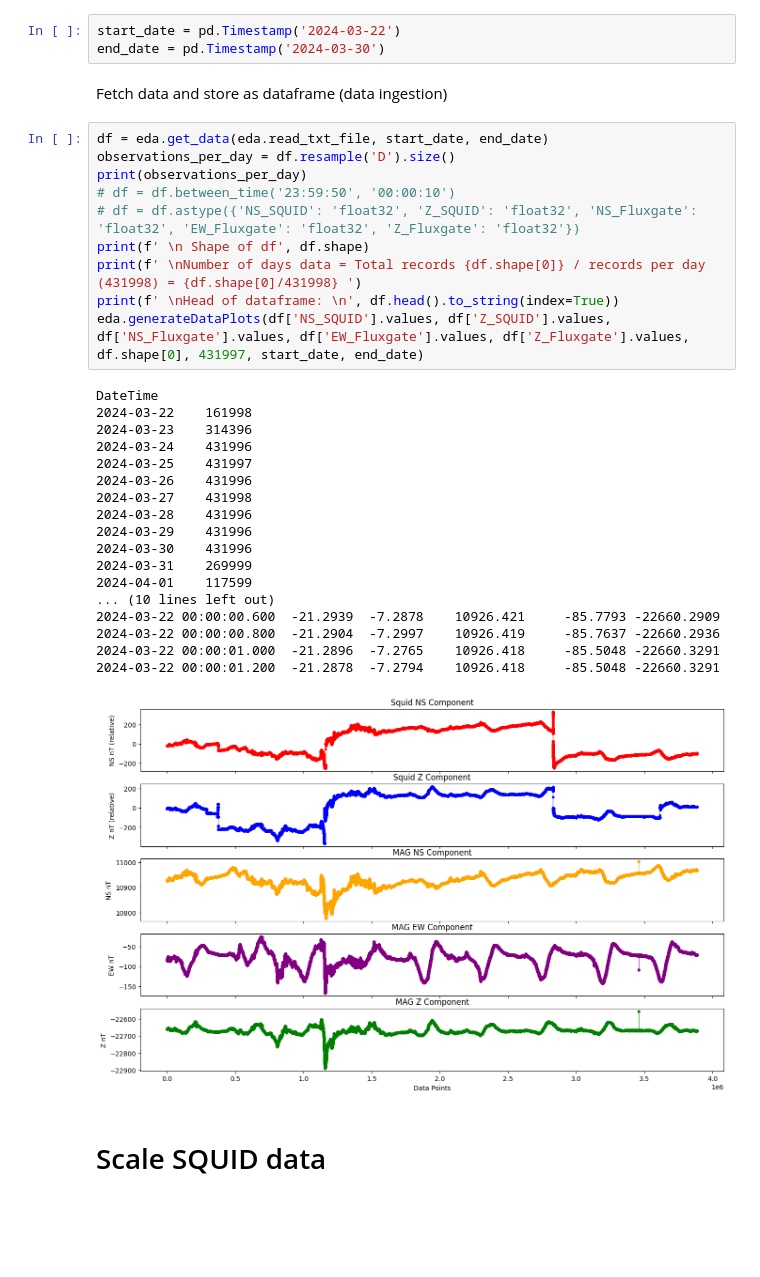
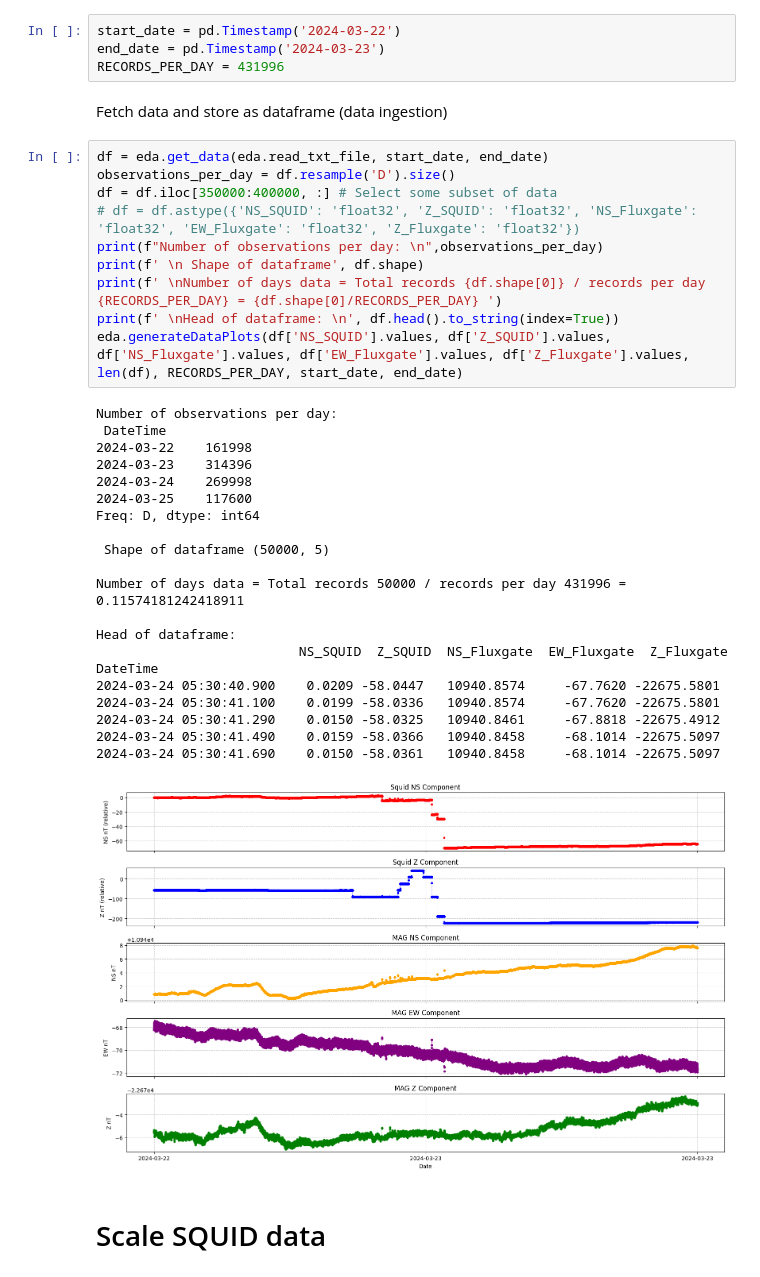
Before and after one commit to TPiphone/Bigdata_Event_Detection, a Jupyter notebook: bigdata_detection/modules/eda.ipynb, the cells around one changed output. Cells and saved outputs as stored; diff of their text form; blank space fills up the shorter version.

```diff
--- a/bigdata_detection/modules/eda.ipynb
+++ b/bigdata_detection/modules/eda.ipynb
@@ -23,38 +15,42 @@ import gc
 Define Variables
 # %%
 start_date = pd.Timestamp('2024-03-22')
-end_date = pd.Timestamp('2024-03-30')
+end_date = pd.Timestamp('2024-03-23')
+RECORDS_PER_DAY = 431996
 # %% [markdown]
 Fetch data and store as dataframe (data ingestion)
 # %%
 df = eda.get_data(eda.read_txt_file, start_date, end_date)
 observations_per_day = df.resample('D').size()
-print(observations_per_day)
-# df = df.between_time('23:59:50', '00:00:10')
+df = df.iloc[350000:400000, :] # Select some subset of data
 # df = df.astype({'NS_SQUID': 'float32', 'Z_SQUID': 'float32', 'NS_Fluxgate': 'float32', 'EW_Fluxgate': 'float32', 'Z_Fluxgate': 'float32'})
-print(f' \n Shape of df', df.shape)
-print(f' \nNumber of days data = Total records {df.shape[0]} / records per day (431998) = {df.shape[0]/431998} ')
+print(f"Number of observations per day: \n",observations_per_day)
+print(f' \n Shape of dataframe', df.shape)
+print(f' \nNumber of days data = Total records {df.shape[0]} / records per day {RECORDS_PER_DAY} = {df.shape[0]/RECORDS_PER_DAY} ')
 print(f' \nHead of dataframe: \n', df.head().to_string(index=True))
-eda.generateDataPlots(df['NS_SQUID'].values, df['Z_SQUID'].values, df['NS_Fluxgate'].values, df['EW_Fluxgate'].values, df['Z_Fluxgate'].values, df.shape[0], 431997, start_date, end_date)
+eda.generateDataPlots(df['NS_SQUID'].values, df['Z_SQUID'].values, df['NS_Fluxgate'].values, df['EW_Fluxgate'].values, df['Z_Fluxgate'].values, len(df), RECORDS_PER_DAY, start_date, end_date)
 # %% [output]
-DateTime
+Number of observations per day:
+ DateTime
 2024-03-22    161998
 2024-03-23    314396
-2024-03-24    431996
-2024-03-25    431997
-2024-03-26    431996
-2024-03-27    431998
-2024-03-28    431996
-2024-03-29    431996
-2024-03-30    431996
-2024-03-31    269999
-2024-04-01    117599
-... (10 lines left out)
-2024-03-22 00:00:00.600  -21.2939  -7.2878    10926.421     -85.7793 -22660.2909
-2024-03-22 00:00:00.800  -21.2904  -7.2997    10926.419     -85.7637 -22660.2936
-2024-03-22 00:00:01.000  -21.2896  -7.2765    10926.418     -85.5048 -22660.3291
-2024-03-22 00:00:01.200  -21.2878  -7.2794    10926.418     -85.5048 -22660.3291
+2024-03-24    269998
+2024-03-25    117600
+Freq: D, dtype: int64
+
+ Shape of dataframe (50000, 5)
+
+Number of days data = Total records 50000 / records per day 431996 = 0.11574181242418911
+
+Head of dataframe:
+                          NS_SQUID  Z_SQUID  NS_Fluxgate  EW_Fluxgate  Z_Fluxgate
+DateTime
+2024-03-24 05:30:40.900    0.0209 -58.0447   10940.8574     -67.7620 -22675.5801
+2024-03-24 05:30:41.100    0.0199 -58.0336   10940.8574     -67.7620 -22675.5801
+2024-03-24 05:30:41.290    0.0150 -58.0325   10940.8461     -67.8818 -22675.4912
+2024-03-24 05:30:41.490    0.0159 -58.0366   10940.8458     -68.1014 -22675.5097
+2024-03-24 05:30:41.690    0.0150 -58.0361   10940.8458     -68.1014 -22675.5097
-[figure, old version]
+[figure, new version]
 # %% [markdown]
 # Scale SQUID data
 # %% [markdown]
```
Also changed, not shown: parts of 11 cells of this notebook, 2 other files.
